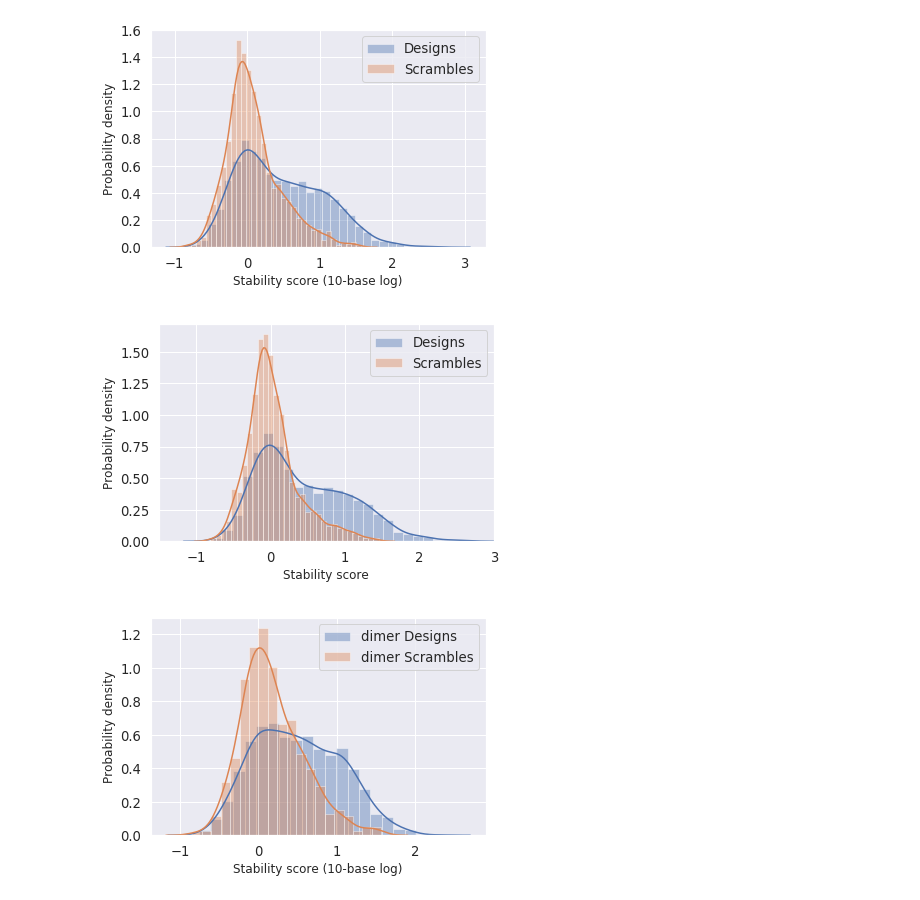
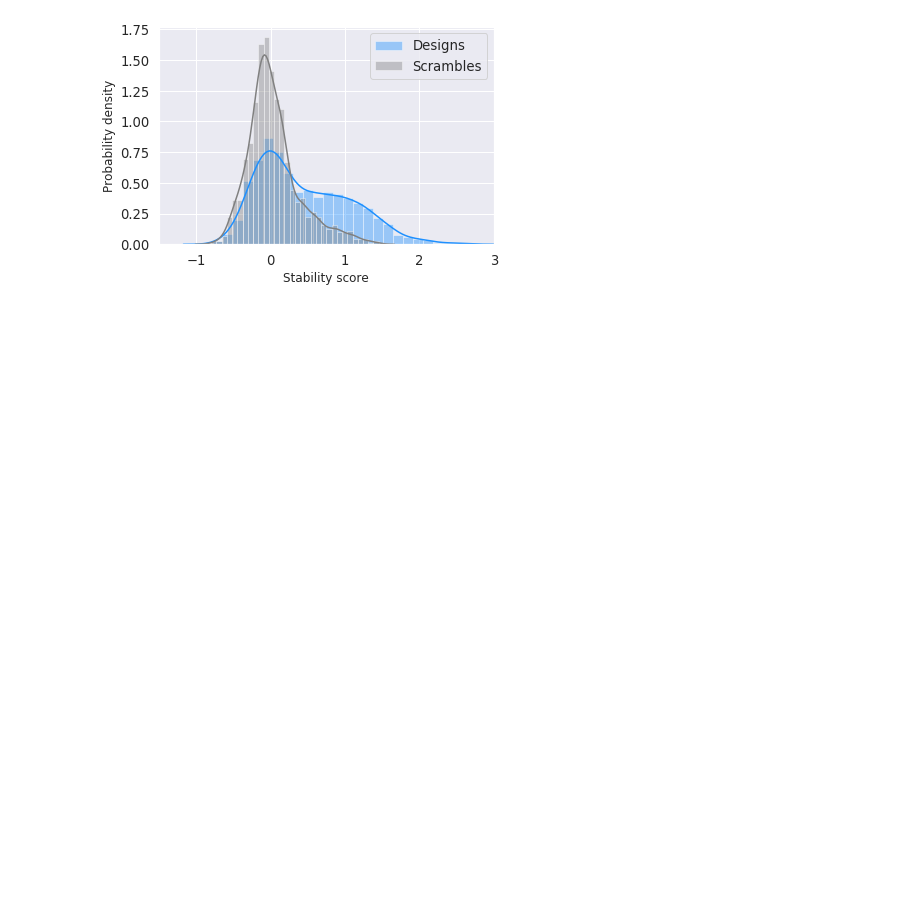
Before and after one commit to basantab/NTF2analysis, a Jupyter notebook: ProteaseAnalysisExp1/Analysis1_basantab_20171218_Stability_score_Calculation.ipynb, the cells around one changed output. Drawn from its saved outputs; the diff is of its cells as text; code cells hidden in the pictures; blank space fills up the shorter version.

```diff
--- a/ProteaseAnalysisExp1/Analysis1_basantab_20171218_Stability_score_Calculation.ipynb
+++ b/ProteaseAnalysisExp1/Analysis1_basantab_20171218_Stability_score_Calculation.ipynb
@@ -102,31 +99,15 @@ sc_dim_stability_scores_min = [sc_stability_scores_dict_min[des] for des in des_
 stab_scores_DF = pd.DataFrame.from_dict( { des:{'stability_sc':all_stability_scores_dict_min[des]} for des in all_stability_scores_dict_min.keys() },orient='index' )
 stab_scores_DF.to_csv('all_des_stability_scores.csv')
 # %%
-sns.set(font_scale=1.2)
-figX = sns.distplot(des_stability_scores_min,label="Designs")
-sns.distplot(sc_stability_scores_min,ax=figX,label="Scrambles")
-figX.set_ylabel('Probability density', fontsize=12)
-figX.set_xlabel('Stability score (10-base log)', fontsize=12)
-plt.legend()
-plt.show()
-# Monomers
-figY = sns.distplot(des_mon_stability_scores_min,label="Designs")
-sns.distplot(sc_mon_stability_scores_min,ax=figY,label="Scrambles")
+figY = sns.distplot(des_mon_stability_scores_min,label="Designs",color='dodgerblue')
+sns.distplot(sc_mon_stability_scores_min,ax=figY,label="Scrambles",color='grey')
 figY.set_ylabel('Probability density', fontsize=12)
 figY.set_xlabel('Stability score', fontsize=12)
 plt.xlim(-1.5,3)
 plt.legend()
 plt.show()
-figZ = sns.distplot(des_dim_stability_scores_min,label="dimer Designs")
-sns.distplot(sc_dim_stability_scores_min,ax=figZ,label="dimer Scrambles")
-figZ.set_ylabel('Probability density', fontsize=12)
-figZ.set_xlabel('Stability score (10-base log)', fontsize=12)
-plt.legend()
-plt.show()
 # %% [output]
-[figure, old version]
+[figure, new version]
-[figure, removed]
-[figure, removed]
 # %%
 # Looking at composition of designs with stability score > 1.0:
 
```
Also changed, not shown: parts of 8 cells of this notebook, 4 other files.
